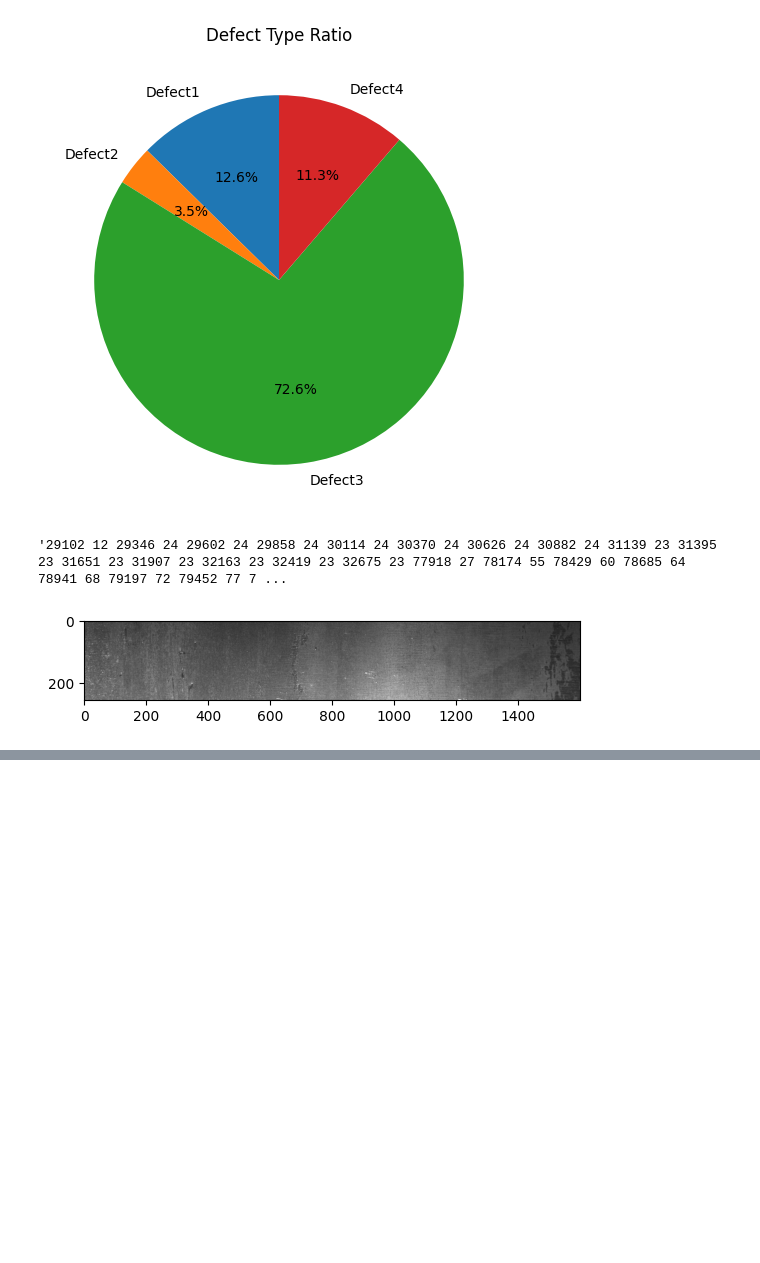
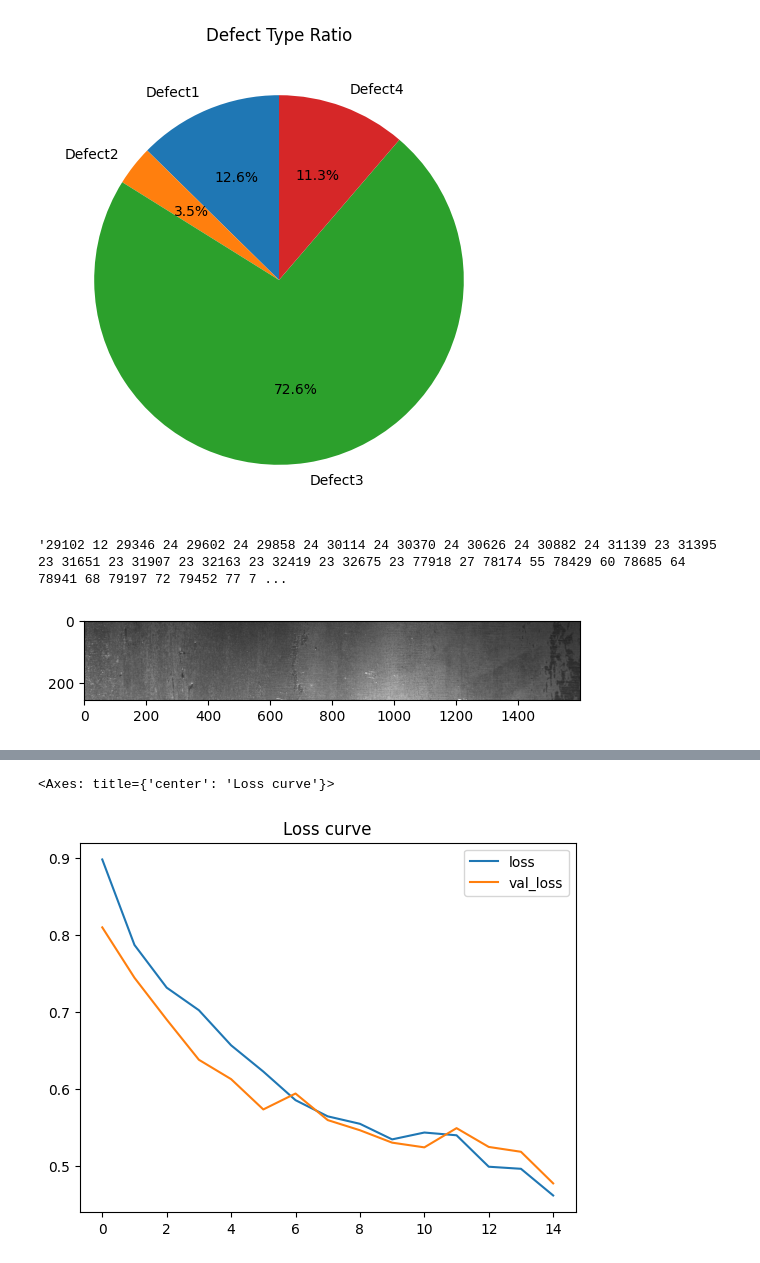
Before and after one commit to June222/Smart-Factory-Project, a Jupyter notebook: initial_model/Severstal_Steel_Defect_Detection.ipynb, the cells around one changed output, grey strips where cells are left out. Cells and saved outputs as stored; diff of their text form; code cells hidden in the pictures; blank space fills up the shorter version.

```diff
--- a/initial_model/Severstal_Steel_Defect_Detection.ipynb
+++ b/initial_model/Severstal_Steel_Defect_Detection.ipynb
@@ -84,0 +152,19 @@ plt.imshow(Image.open(path+'train_images/'+train_df.loc[0]['ImageId']));
+# %%
+img_shape = (120,120,3)
+
+# Set up the model
+model=Sequential()
+model.add(Conv2D(32,kernel_size=(3,3), strides=(1, 1), padding="same", activation="relu",input_shape=img_shape))
+model.add(MaxPooling2D(pool_size=(3,3), strides=(2, 2)))
+model.add(Conv2D(64,(3,3),activation="relu", padding="same"))
+model.add(MaxPooling2D(pool_size=(3,3)))
+model.add(Conv2D(64,(3,3),activation="relu", padding="same"))
+model.add(MaxPooling2D(pool_size=(4,4)))
+model.add(Flatten())
+model.add(Dense(128,activation="relu"))
+model.add(Dropout(0.3))
+model.add(Dense(128,activation="relu"))
+model.add(Dropout(0.3))
+model.add(Dense(256,activation="relu"))
+model.add(Dense(4,activation="softmax"))
+model.summary()
@@ -84,0 +189,2 @@ plt.imshow(Image.open(path+'train_images/'+train_df.loc[0]['ImageId']));
+# %%
+early_stopping = tf.keras.callbacks.EarlyStopping(patience=5,min_delta=0.001,restore_best_weights=True)
@@ -84,0 +193,4 @@ plt.imshow(Image.open(path+'train_images/'+train_df.loc[0]['ImageId']));
+# %%
+model.compile(loss=keras.losses.categorical_crossentropy,
+             optimizer=keras.optimizers.Adam(),
+             metrics=["accuracy"])
@@ -84,0 +199,3 @@ plt.imshow(Image.open(path+'train_images/'+train_df.loc[0]['ImageId']));
+# %%
+history = model.fit(X_train,y_train,epochs=15,validation_data=(X_test,y_test),batch_size=128,
+                    verbose=1, callbacks=[early_stopping])
@@ -84,0 +220,6 @@ plt.imshow(Image.open(path+'train_images/'+train_df.loc[0]['ImageId']));
+# %%
+history_df = pd.DataFrame(history.history)
+history_df.loc[:, ['loss', 'val_loss']].plot(title = 'Loss curve')
+# %% [output]
+<Axes: title={'center': 'Loss curve'}>
+[figure, added]
```
Also changed, not shown: parts of 22 cells of this notebook.
